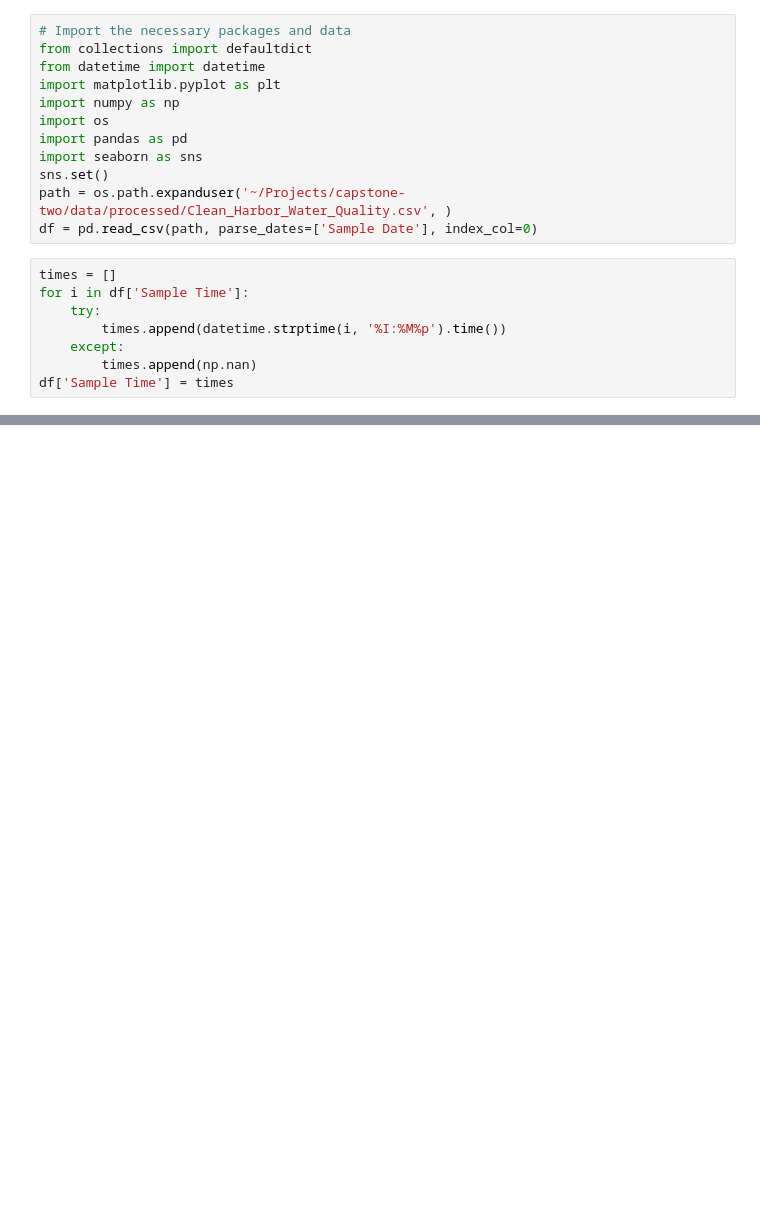
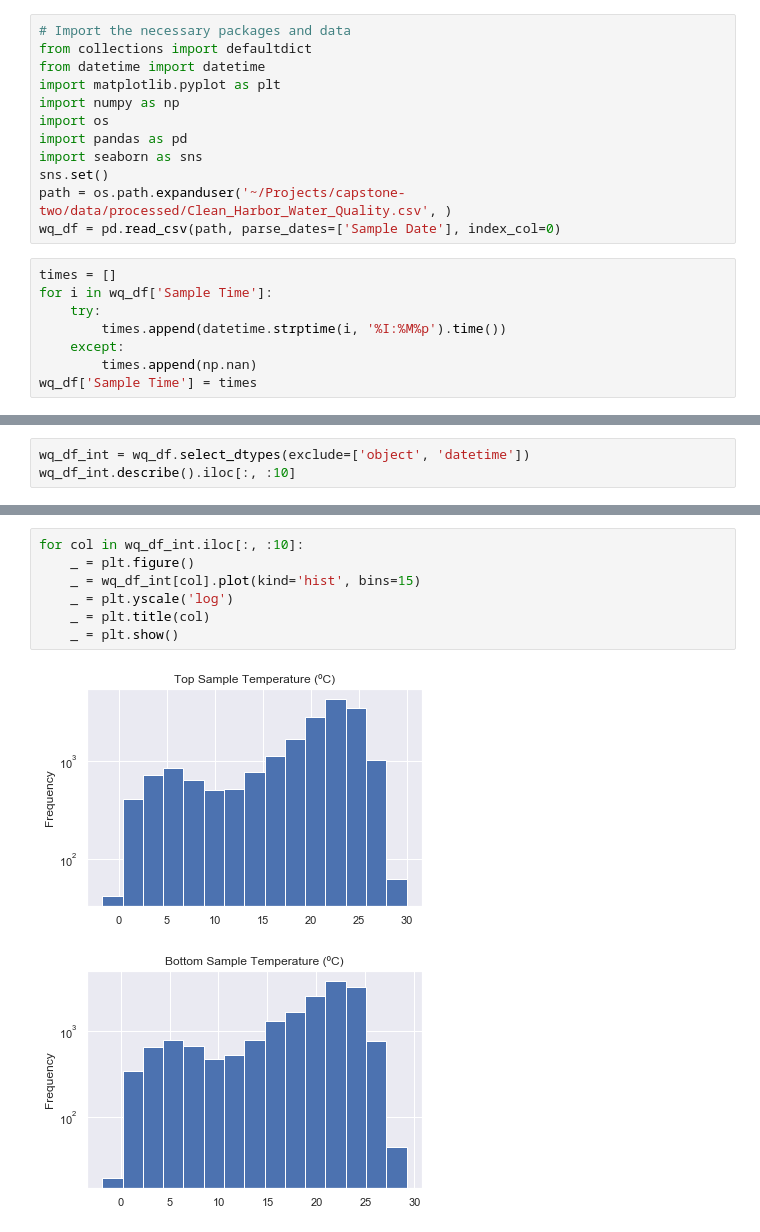
Before and after one commit to dradamski/capstone-two, a Jupyter notebook: notebooks/Data Exploration.ipynb, the cells around one changed output, grey strips where cells are left out. Saved outputs shown, nothing was run; the diff lists cells and outputs as text; blank space fills up the shorter version.

```diff
--- a/notebooks/Data Exploration.ipynb
+++ b/notebooks/Data Exploration.ipynb
@@ -9,12 +9,12 @@ import pandas as pd
 import seaborn as sns
 sns.set()
 path = os.path.expanduser('~/Projects/capstone-two/data/processed/Clean_Harbor_Water_Quality.csv', )
-df = pd.read_csv(path, parse_dates=['Sample Date'], index_col=0)
+wq_df = pd.read_csv(path, parse_dates=['Sample Date'], index_col=0)
 # %%
 times = []
-for i in df['Sample Time']:
+for i in wq_df['Sample Time']:
     try:
         times.append(datetime.strptime(i, '%I:%M%p').time())
     except:
         times.append(np.nan)
-df['Sample Time'] = times
+wq_df['Sample Time'] = times
@@ -41,0 +53,3 @@ df.head(20)
+# %%
+wq_df_int = wq_df.select_dtypes(exclude=['object', 'datetime'])
+wq_df_int.describe().iloc[:, :10]
@@ -41,0 +71,10 @@ df.head(20)
+# %%
+for col in wq_df_int.iloc[:, :10]:
+    _ = plt.figure()
+    _ = wq_df_int[col].plot(kind='hist', bins=15)
+    _ = plt.yscale('log')
+    _ = plt.title(col)
+    _ = plt.show()
+# %% [output]
+[figure, added]
+[figure, added]
```
Also changed, not shown: parts of 14 cells of this notebook.
